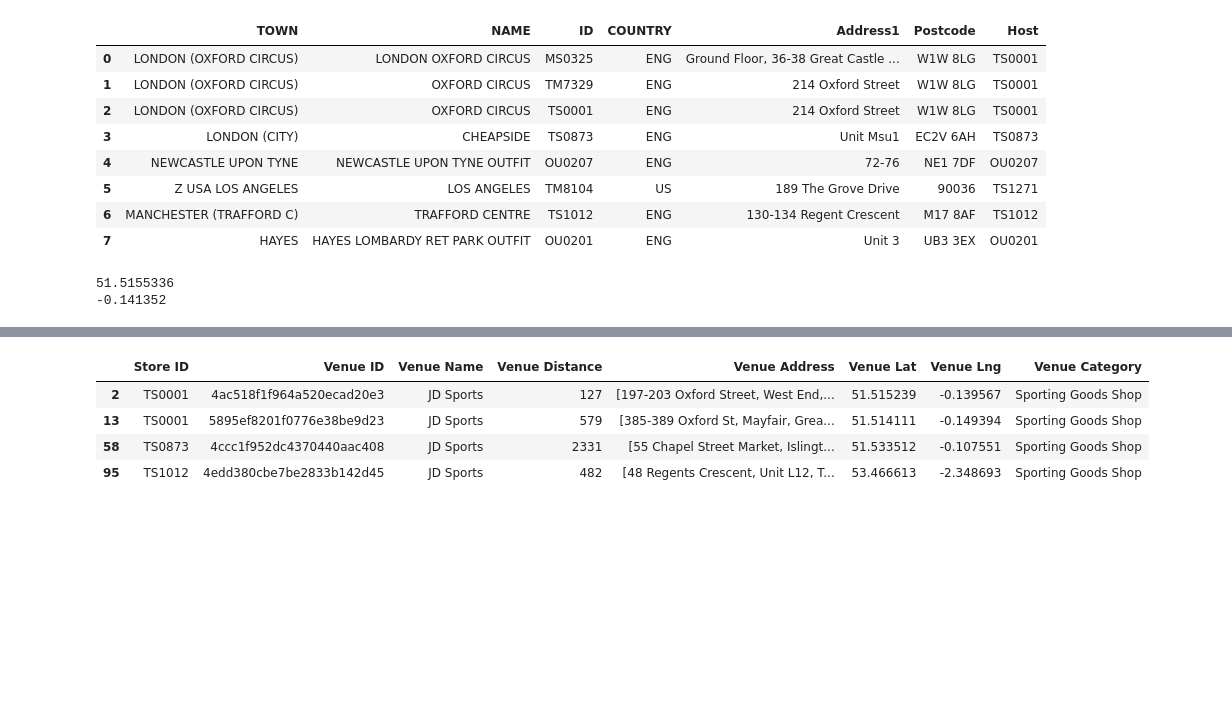
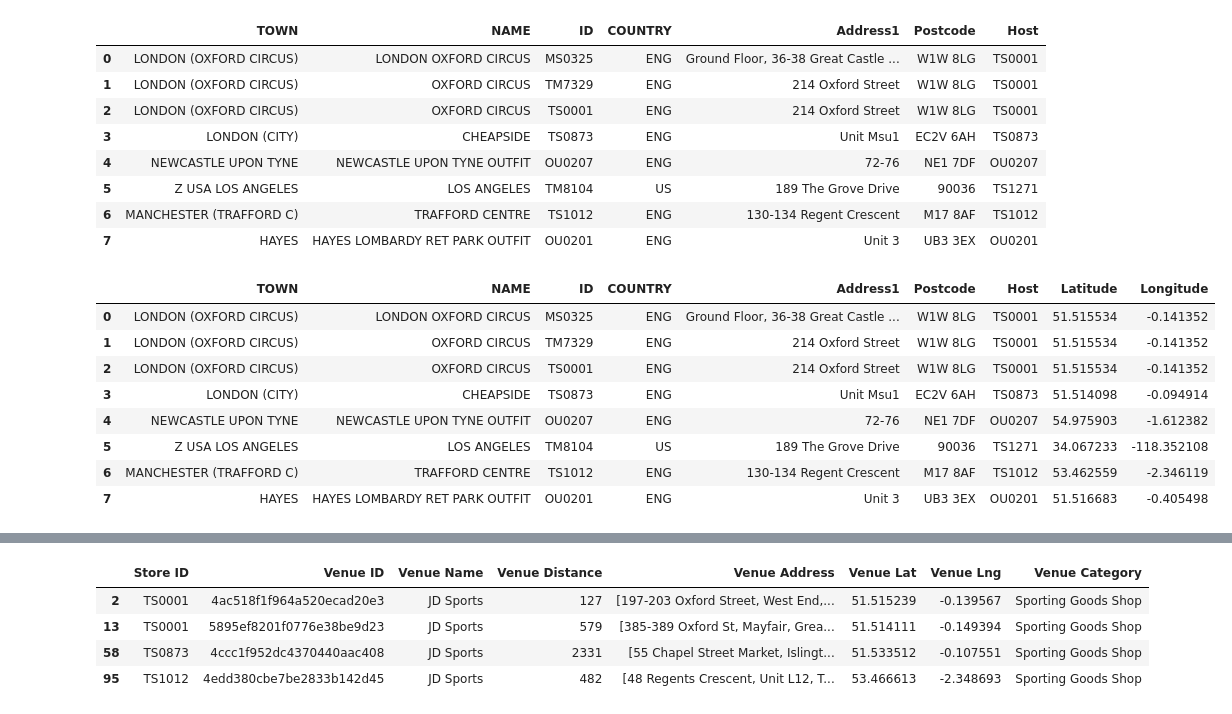
Before and after one commit to ninjananjo/Clothing-Store-Competition, a Jupyter notebook: JD Sports Proximity.ipynb, the cells around one changed output, grey strips where cells are left out. Saved outputs shown, nothing was run; the diff lists cells and outputs as text; code cells hidden in the pictures; blank space fills up the shorter version.

```diff
--- a/JD Sports Proximity.ipynb
+++ b/JD Sports Proximity.ipynb
@@ -94,10 +58,3 @@ df.loc[:,'Longitude']= longitude
-# %%
-lati, lngi = getLocation('LONDON OXFORD CIRCUS','W1W 8LG','ENG')
-print(lati)
-print(lngi)
-# %% [output]
-51.5155336
--0.141352
 # %%
 def getLocation(storeName, postcode, country):
 
@@ -118,6 +74,27 @@ def getLocation(storeName, postcode, country):
             lng = 0
 
     return(lat,lng)
+# %%
+latitude = []
+longitude = []
+
+for storeName, postcode, country in zip(df['NAME'],df['Postcode'],df['COUNTRY']):
+    lati, lngi = getLocation(storeName, postcode, country)
+    latitude.append(lati)
+    longitude.append(lngi)
+
+df.loc[:,'Latitude']= latitude
+df.loc[:,'Longitude']= longitude
+# %% [output]
+|  | TOWN | NAME | ID | COUNTRY | Address1 | Postcode | Host | Latitude | Longitude |
+| 0 | LONDON (OXFORD CIRCUS) | LONDON OXFORD CIRCUS | MS0325 | ENG | Ground Floor, 36-38 Great Castle ... | W1W 8LG | TS0001 | 51.515534 | -0.141352 |
+| 1 | LONDON (OXFORD CIRCUS) | OXFORD CIRCUS | TM7329 | ENG | 214 Oxford Street | W1W 8LG | TS0001 | 51.515534 | -0.141352 |
+| 2 | LONDON (OXFORD CIRCUS) | OXFORD CIRCUS | TS0001 | ENG | 214 Oxford Street | W1W 8LG | TS0001 | 51.515534 | -0.141352 |
+| 3 | LONDON (CITY) | CHEAPSIDE | TS0873 | ENG | Unit Msu1 | EC2V 6AH | TS0873 | 51.514098 | -0.094914 |
+| 4 | NEWCASTLE UPON TYNE | NEWCASTLE UPON TYNE OUTFIT | OU0207 | ENG | 72-76 | NE1 7DF | OU0207 | 54.975903 | -1.612382 |
+| 5 | Z USA LOS ANGELES | LOS ANGELES | TM8104 | US | 189 The Grove Drive | 90036 | TS1271 | 34.067233 | -118.352108 |
+| 6 | MANCHESTER (TRAFFORD C) | TRAFFORD CENTRE | TS1012 | ENG | 130-134 Regent Crescent | M17 8AF | TS1012 | 53.462559 | -2.346119 |
+| 7 | HAYES | HAYES LOMBARDY RET PARK OUTFIT | OU0201 | ENG | Unit 3 | UB3 3EX | OU0201 | 51.516683 | -0.405498 |
 # %%
 #remove regions that location information was not available
 df = df[(df['Latitude']!=0)| (df['Longitude']!=0)]
```
Also changed, not shown: parts of 8 cells of this notebook.
